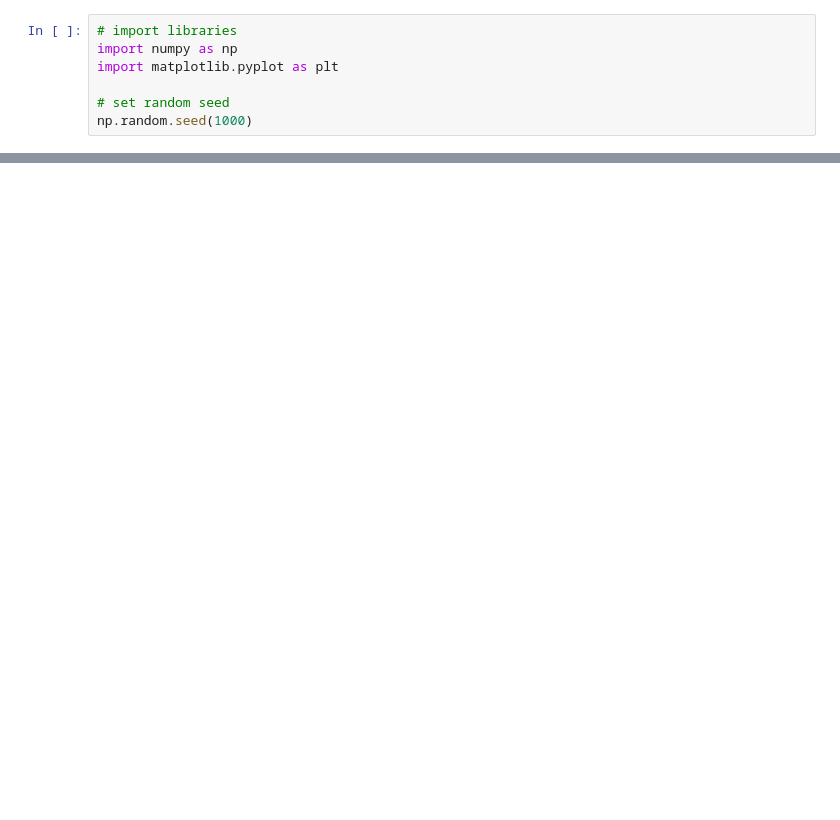
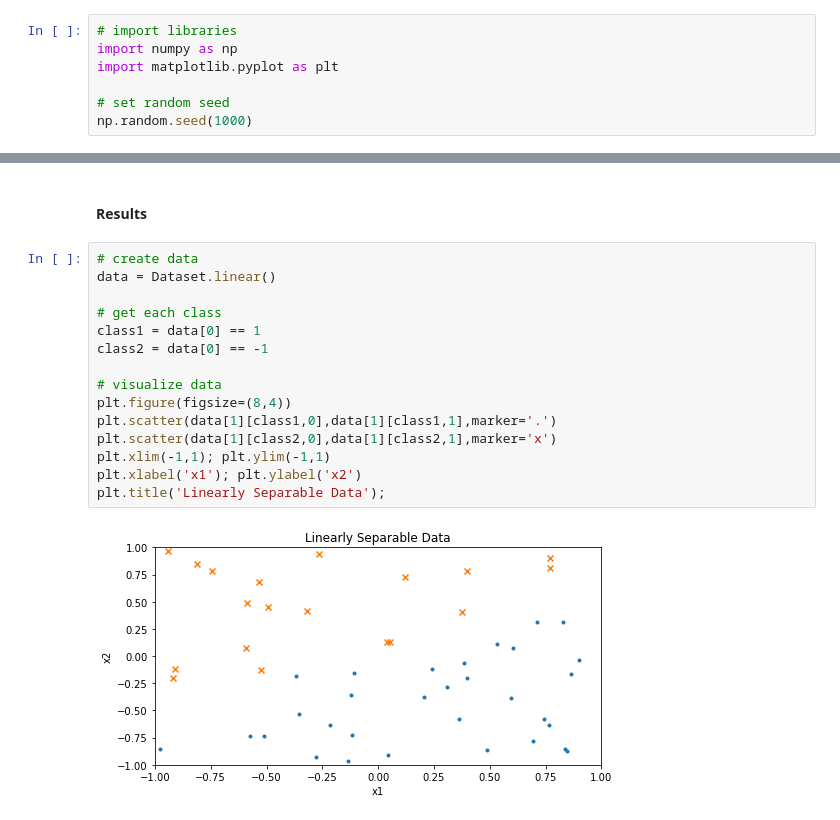
Before and after one commit to vanandrew/BME572, a Jupyter notebook: HW3/Problem1.ipynb, the cells around one changed output, grey strips where cells are left out. Cells and saved outputs as stored; diff of their text form; blank space fills up the shorter version.

```diff
--- a/HW3/Problem1.ipynb
+++ b/HW3/Problem1.ipynb
@@ -107,0 +126,19 @@ plt.title('Data');
+# %% [markdown]
+#### Results
+# %%
+# create data
+data = Dataset.linear()
+
+# get each class
+class1 = data[0] == 1
+class2 = data[0] == -1
+
+# visualize data
+plt.figure(figsize=(8,4))
+plt.scatter(data[1][class1,0],data[1][class1,1],marker='.')
+plt.scatter(data[1][class2,0],data[1][class2,1],marker='x')
+plt.xlim(-1,1); plt.ylim(-1,1)
+plt.xlabel('x1'); plt.ylabel('x2')
+plt.title('Linearly Separable Data');
+# %% [output]
+[figure, added]
```
Also changed, not shown: parts of 14 cells of this notebook, 9 other files.
